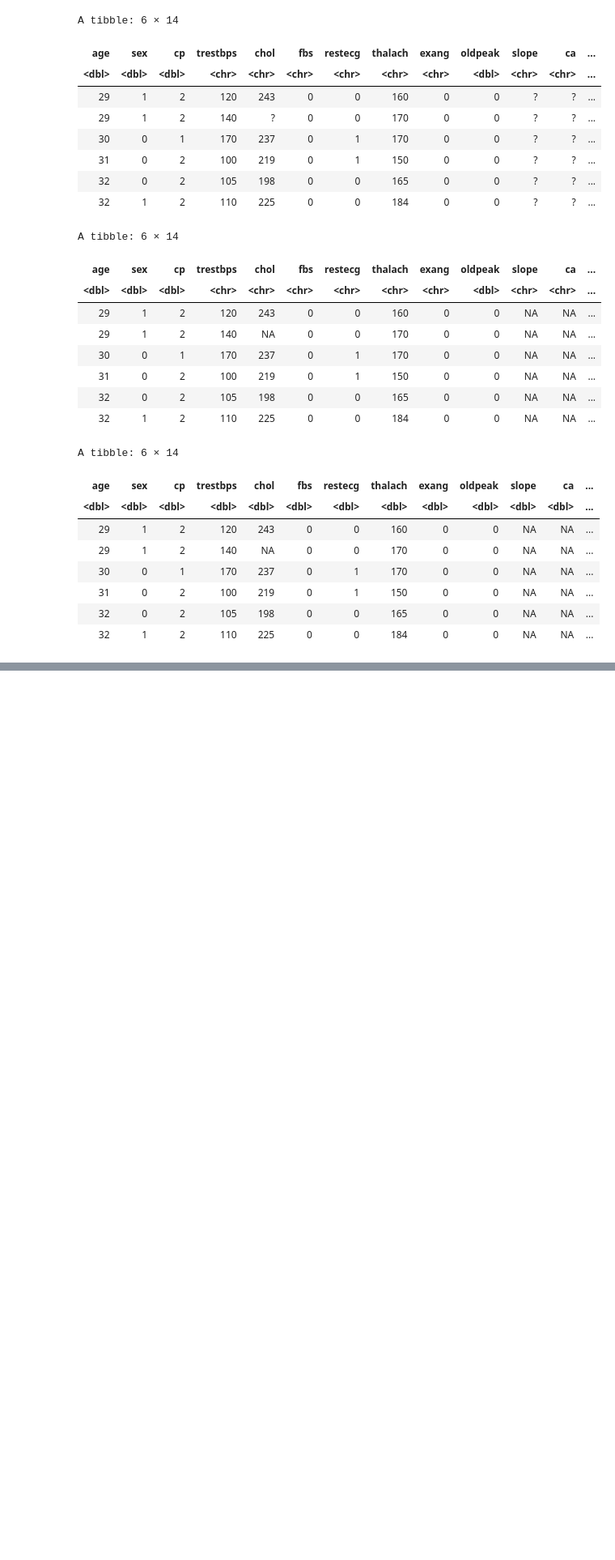
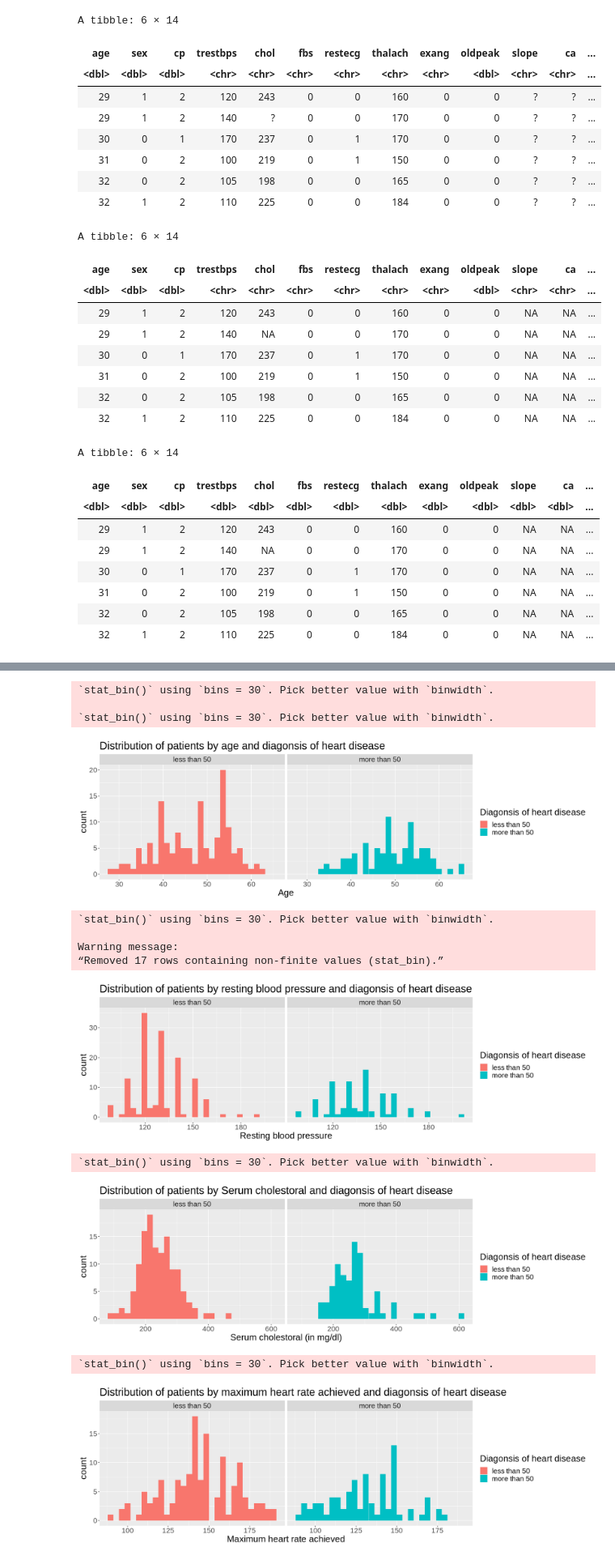
Before and after one commit to papercheesecake/DSCI100-group-project-18, a Jupyter notebook: tidying_data.ipynb, the cells around one changed output, grey strips where cells are left out. Shown at 81% size. Cells and saved outputs as stored; diff of their text form; code cells hidden in the pictures; blank space fills up the shorter version.

```diff
--- a/tidying_data.ipynb
+++ b/tidying_data.ipynb
@@ -135,0 +391,79 @@ write_csv(heart_data_fct, "heart_data_fct.csv")
+# %%
+#Visualization, class is diameter narrowing
+
+options(repr.plot.height = 5, repr.plot.width = 16)
+distribution_age_plot <- training_heart_data %>%
+                         select(age, num) %>%
+                         ggplot(aes(x = age, fill = num)) +
+                         geom_histogram(position = 'identity') +
+                         labs(x = 'Age', fill = 'Diagonsis of heart disease') +
+                         ggtitle('Distribution of patients by age and diagonsis of heart disease') +
+                         facet_grid(.~ num) +
+                         theme(text = element_text(size = 20))
+
+distribution_age_plot
+
+distribution_rp_plot <- training_heart_data %>%
+                         select(resting_pressure, num) %>%
+                         ggplot(aes(x = resting_pressure, fill = num)) +
+                         geom_histogram(position = 'identity') +
+                         labs(x = 'Resting blood pressure', fill = 'Diagonsis of heart disease') +
+                         ggtitle('Distribution of patients by resting blood pressure and diagonsis of heart disease') +
+                         facet_grid(.~num) +
+                         theme(text = element_text(size = 20))
+distribution_rp_plot
+
+distribution_sc_plot <- training_heart_data %>%
+                         select(serum_chol, num) %>%
+                         ggplot(aes(x = serum_chol, fill = num)) +
+                         geom_histogram(position = 'identity') +
+                         labs(x = 'Serum cholestoral (in mg/dl)', fill = 'Diagonsis of heart disease') +
+                         ggtitle('Distribution of patients by Serum cholestoral and diagonsis of heart disease') +
+                         facet_grid(.~num) +
+                         theme(text = element_text(size = 20))
+distribution_sc_plot
+
+distribution_mhr_plot <- training_heart_data %>%
+                         select(max_heartrate, num) %>%
+                         ggplot(aes(x = max_heartrate, fill = num)) +
+                         geom_histogram(position = 'identity') +
+                         labs(x = 'Maximum heart rate achieved', fill = 'Diagonsis of heart disease') +
+                         ggtitle('Distribution of patients by maximum heart rate achieved and diagonsis of heart disease') +
+                         facet_grid(.~num) +
+                         theme(text = element_text(size = 20))
+distribution_mhr_plot
+
+distribution_op_plot <- training_heart_data %>%
+                         select(oldpeak, num) %>%
+                         ggplot(aes(x = oldpeak, fill = num)) +
+                         geom_histogram(position = 'identity') +
+                         labs(x = 'ST depression induced by exercise relative to rest', fill = 'Diagonsis of heart disease') +
+                         ggtitle('Distribution of patients by ST depression induced by exercise relative to rest and diagonsis of heart disease') +
+                         facet_grid(.~num) +
+                         theme(text = element_text(size = 20))
+distribution_op_plot
+
+distribution_ca_plot <- training_heart_data %>%
+                         select(ca, num) %>%
+                         ggplot(aes(x = ca, fill = num)) +
+                         geom_histogram(position = 'identity') +
+                         labs(x = 'Number of major vessels (0-3) colored by flourosopy', fill = 'Diagonsis of heart disease') +
+                         ggtitle('Distribution of patients by number of major vessels (0-3) colored by flourosopy  and diagonsis of heart disease') +
+                         facet_grid(.~num) +
+                         theme(text = element_text(size = 20)) +
+                         theme(axis.text.x = element_text (angle = 45, hjust = 1))
+distribution_ca_plot
+# %% [output]
+`stat_bin()` using `bins = 30`. Pick better value with `binwidth`.
+
+`stat_bin()` using `bins = 30`. Pick better value with `binwidth`.
+[figure, added]
+`stat_bin()` using `bins = 30`. Pick better value with `binwidth`.
+
+Warning message:
+“Removed 17 rows containing non-finite values (stat_bin).”
+[figure, added]
+`stat_bin()` using `bins = 30`. Pick better value with `binwidth`.
+[figure, added]
+`stat_bin()` using `bins = 30`. Pick better value with `binwidth`.
+[figure, added]
```
Also changed, not shown: parts of 11 cells of this notebook.
